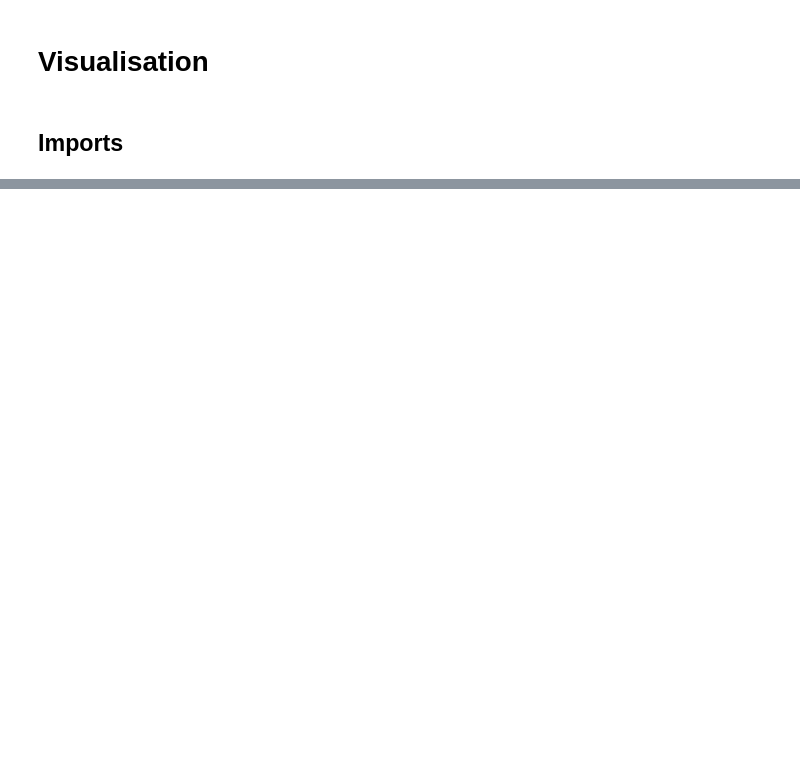
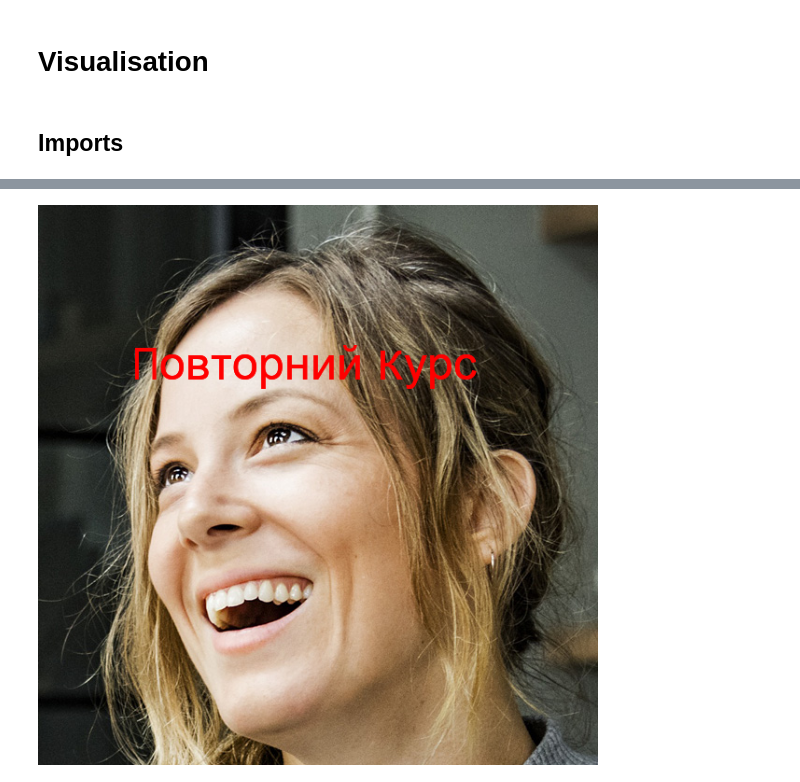
Before and after one commit to dsc-itsu/freeloaders-recognition, a Jupyter notebook: Visualisation.ipynb, the cells around one changed output, grey strips where cells are left out. Saved outputs shown, nothing was run; the diff lists cells and outputs as text; code cells hidden in the pictures; blank space fills up the shorter version.

```diff
--- a/Visualisation.ipynb
+++ b/Visualisation.ipynb
@@ -41,3 +55,18 @@ verdict(img4,1)
+# %%
+def text_only(img:object, povtorka:bool)-> object:
+    if povtorka:
+        font = ImageFont.truetype("Arial.ttf", size = 50)
+        draw = ImageDraw.Draw(img)
+        draw.text((100,150), "Повторний Курс", fill = 'red',font = font)
+        return img
+    else:
+        font = ImageFont.truetype("Arial.ttf", size = 75)
+        draw = ImageDraw.Draw(img)
+        draw.text((170,140), "Survived", fill = 'green',font = font)
+        return img
+text_only(img3,1)
+# %% [output]
+[figure, added]
 # %%
 verdict(img5,0)
 # %% [output]
```
Also changed, not shown: parts of 6 cells of this notebook, 4 other files.
